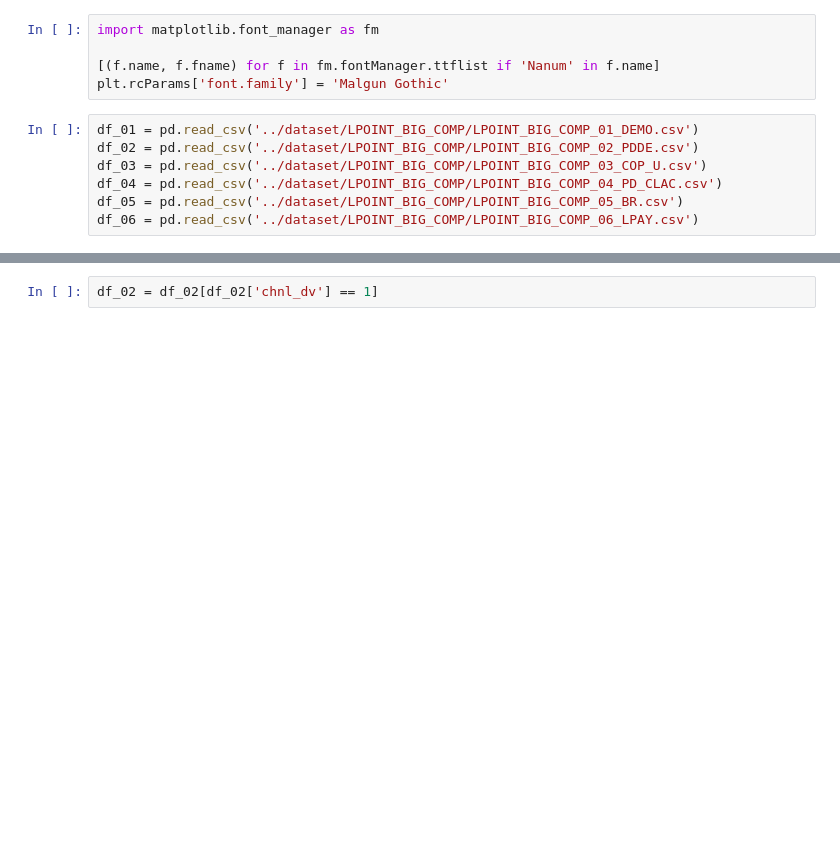
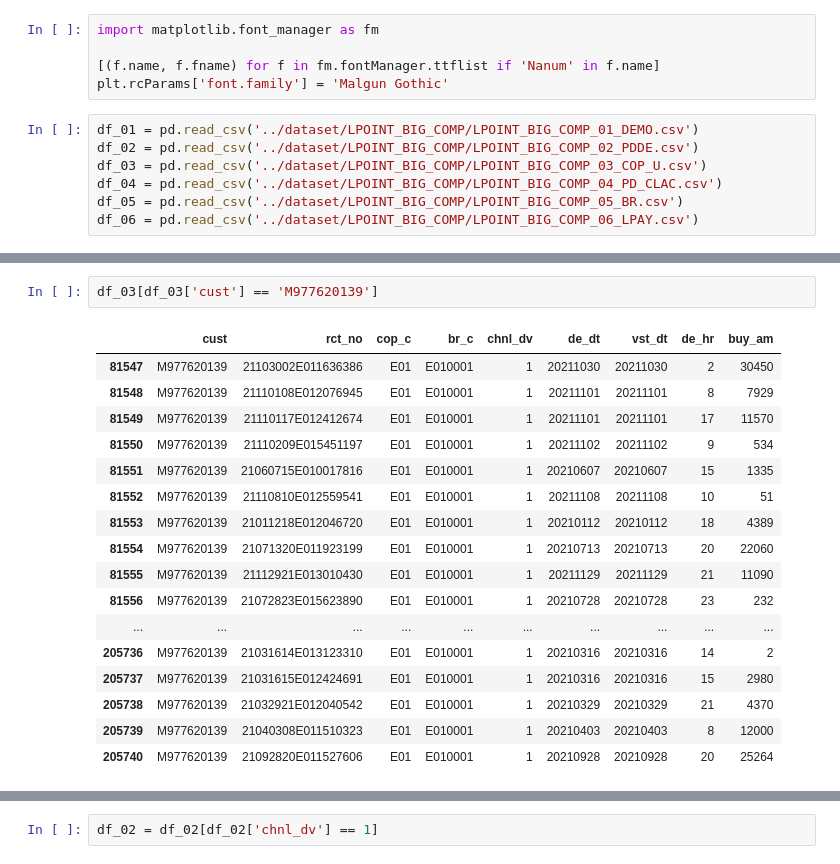
Before and after one commit to kch8906/Bigdata_Competition, a Jupyter notebook: deeplearning.ipynb, the cells around one changed output, grey strips where cells are left out. Saved outputs shown, nothing was run; the diff lists cells and outputs as text; blank space fills up the shorter version.

```diff
--- a/deeplearning.ipynb
+++ b/deeplearning.ipynb
@@ -21,0 +56,20 @@ df_06 = pd.read_csv('../dataset/LPOINT_BIG_COMP/LPOINT_BIG_COMP_06_LPAY.csv')
+# %%
+df_03[df_03['cust'] == 'M977620139']
+# %% [output]
+|  | cust | rct_no | cop_c | br_c | chnl_dv | de_dt | vst_dt | de_hr | buy_am |
+| 81547 | M977620139 | 21103002E011636386 | E01 | E010001 | 1 | 20211030 | 20211030 | 2 | 30450 |
+| 81548 | M977620139 | 21110108E012076945 | E01 | E010001 | 1 | 20211101 | 20211101 | 8 | 7929 |
+| 81549 | M977620139 | 21110117E012412674 | E01 | E010001 | 1 | 20211101 | 20211101 | 17 | 11570 |
+| 81550 | M977620139 | 21110209E015451197 | E01 | E010001 | 1 | 20211102 | 20211102 | 9 | 534 |
+| 81551 | M977620139 | 21060715E010017816 | E01 | E010001 | 1 | 20210607 | 20210607 | 15 | 1335 |
+| 81552 | M977620139 | 21110810E012559541 | E01 | E010001 | 1 | 20211108 | 20211108 | 10 | 51 |
+| 81553 | M977620139 | 21011218E012046720 | E01 | E010001 | 1 | 20210112 | 20210112 | 18 | 4389 |
+| 81554 | M977620139 | 21071320E011923199 | E01 | E010001 | 1 | 20210713 | 20210713 | 20 | 22060 |
+| 81555 | M977620139 | 21112921E013010430 | E01 | E010001 | 1 | 20211129 | 20211129 | 21 | 11090 |
+| 81556 | M977620139 | 21072823E015623890 | E01 | E010001 | 1 | 20210728 | 20210728 | 23 | 232 |
+| ... | ... | ... | ... | ... | ... | ... | ... | ... | ... |
+| 205736 | M977620139 | 21031614E013123310 | E01 | E010001 | 1 | 20210316 | 20210316 | 14 | 2 |
+| 205737 | M977620139 | 21031615E012424691 | E01 | E010001 | 1 | 20210316 | 20210316 | 15 | 2980 |
+| 205738 | M977620139 | 21032921E012040542 | E01 | E010001 | 1 | 20210329 | 20210329 | 21 | 4370 |
+| 205739 | M977620139 | 21040308E011510323 | E01 | E010001 | 1 | 20210403 | 20210403 | 8 | 12000 |
+| 205740 | M977620139 | 21092820E011527606 | E01 | E010001 | 1 | 20210928 | 20210928 | 20 | 25264 |
```
Also changed, not shown: parts of 45 cells of this notebook, 2 other files.
